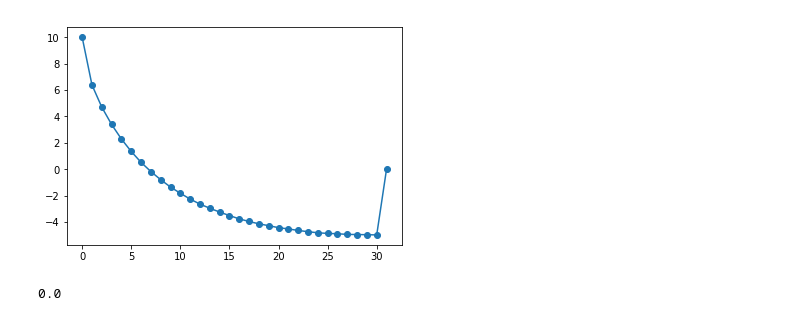
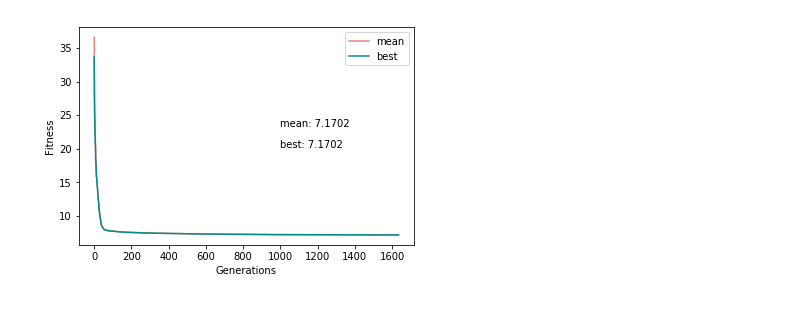
Before and after one commit to ceciliamm/evolutionary-computation, a Jupyter notebook: projects/01/Experimentation.ipynb, the cells around one changed output. Saved outputs shown, nothing was run; the diff lists cells and outputs as text; code cells hidden in the pictures.

Commit message:
Project 01 | GIF generation of mean fitness over time

```diff
--- a/projects/01/Experimentation.ipynb
+++ b/projects/01/Experimentation.ipynb
@@ -7,9 +7,11 @@ max_trials, precision = 10000, 0.00001
 mu, lam = 10, 100
 search_space = (-10, y)
 
-sim = ESMuPLambda(search_space, n, y, x, max_trials, precision, mu, lam, store_results=True)
+sim = ESMuPLambda(search_space, n, y, x, max_trials, precision, mu, lam)
 sim.run()
 
-print("Results writen on", sim.output_dir)
+print("Algorithm finished:")
+print("\tGenerations:", sim.generations)
+print("\tFitness:", sim.results[-1][0])
 # %% [output]
 Algorithm finished:
@@ -58,15 +20,33 @@ plt.show()
-# %%
-best = chromosomes[-1]
-X = list(range(len(best[0]) + 2))
-Y = [y] + best[0] + [0]
-
-plt.figure('best curve')
-plt.plot(X, Y, marker='o')
-plt.show()
-# %% [output]
-[figure, removed]
-# %%
-import numpy as np
-np.sqrt(0)
-# %% [output]
-0.0
+# %%
+import matplotlib.pyplot as plt
+import numpy as np
+
+
+def create_fitness_gif(output_dir, frames=100):
+    fig, ax = plt.subplots()
+    step_size = int(sim.generations / frames)
+    rem = sim.generations % frames
+    data_points = step_size
+    c = 1
+    digits = int(np.log10(frames))
+
+    while data_points < sim.generations + rem:
+        ax.clear()
+        ax.set_xlabel('Generations')
+        ax.set_ylabel('Fitness')
+        population = sim.results[:data_points]
+        X = list(range(1, data_points + 1))
+        Y_mean = [r[0] for r in population]
+        Y_best = [r[1][0].fitness for r in population]
+        ax.plot(Y_mean, label='mean', color='lightcoral')
+        ax.plot(Y_best, label='best', color='darkcyan')
+        ax.legend()
+        ax.text(0.6*data_points, 0.6*max(Y_best), 'best: {:.4f}'.format(Y_best[-1]))
+        ax.text(0.6*data_points, 0.6*max(Y_best) + 3, 'mean: {:.4f}'.format(Y_mean[-1]))
+        plt.savefig('{}/{}.frame.jpg'.format(output_dir, str(c).zfill(digits)))
+        data_points += step_size
+        c += 1
+
+create_fitness_gif('output/mean', frames=100)
+# %% [output]
+[figure, added]
```
Also changed, not shown: parts of 5 cells of this notebook, 3 other files.
